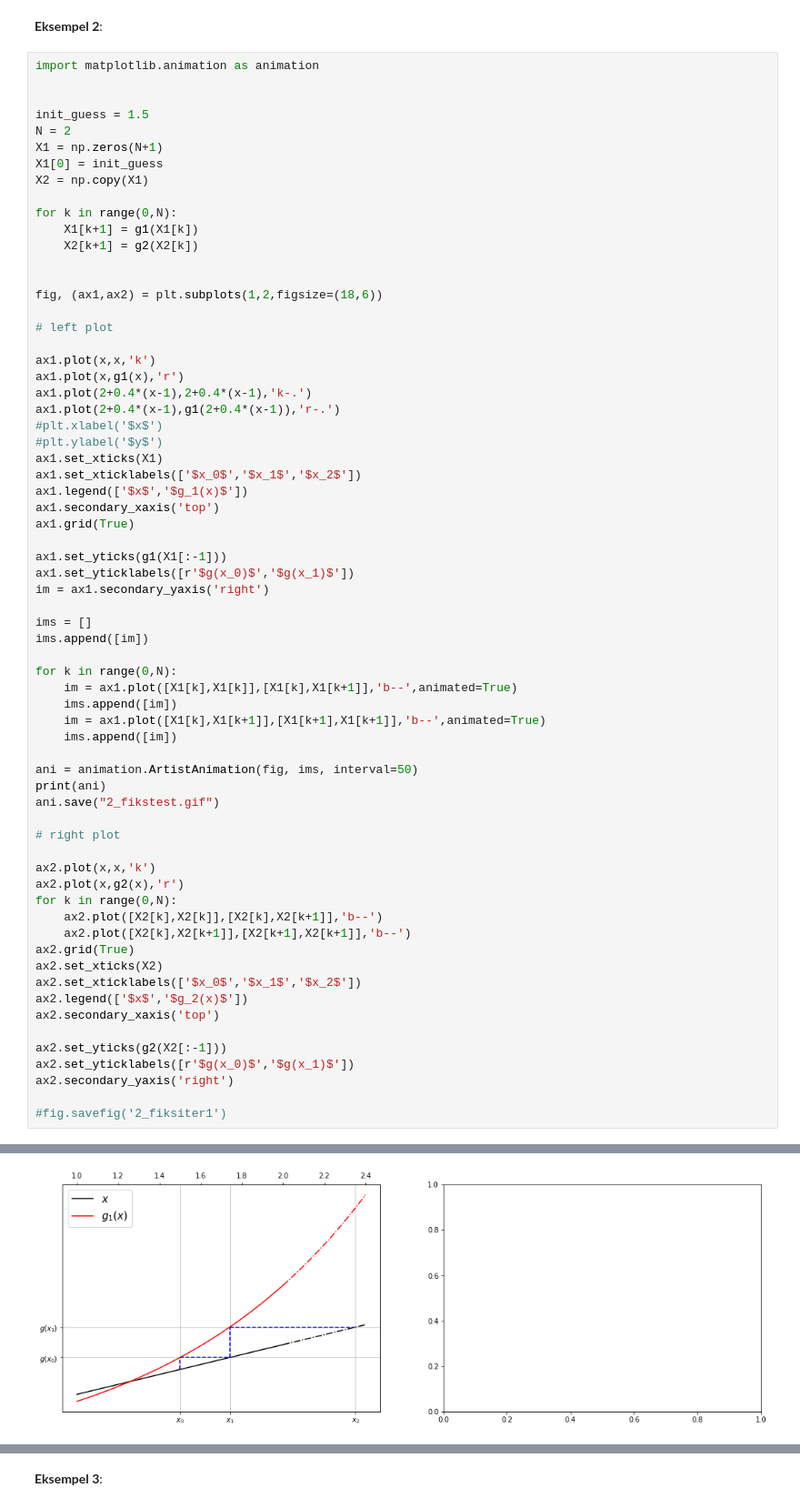
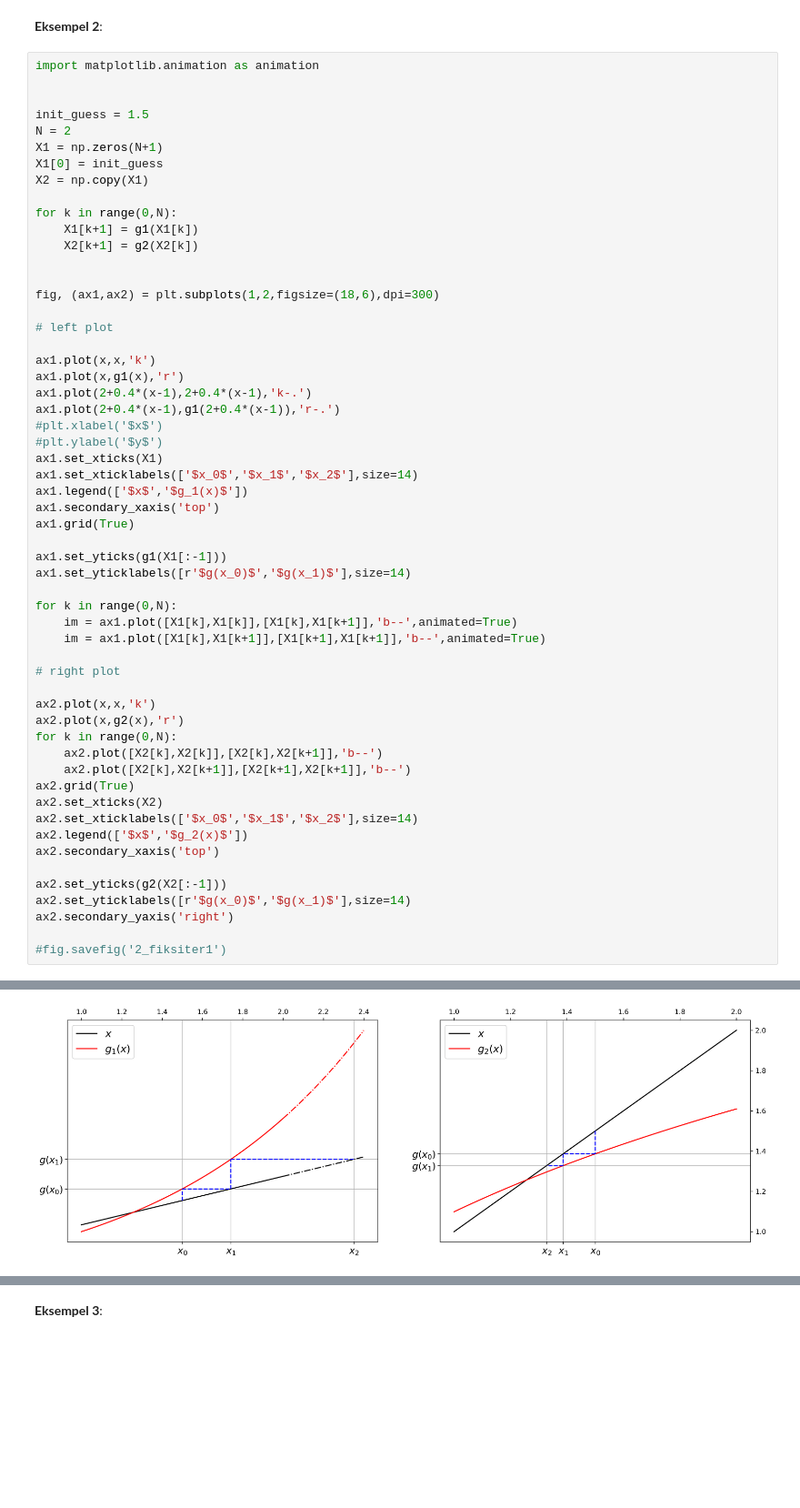
Before and after one commit to imfdrift/INGX1002H24, a Jupyter notebook: 2_lignlos/2_illustrasjoner.ipynb, the cells around one changed output, grey strips where cells are left out. Shown at 91% size. Saved outputs shown, nothing was run; the diff lists cells and outputs as text; blank space fills up the shorter version.

```diff
--- a/2_lignlos/2_illustrasjoner.ipynb
+++ b/2_lignlos/2_illustrasjoner.ipynb
@@ -68,7 +68,7 @@ for k in range(0,N):
     X2[k+1] = g2(X2[k])
 
 
-fig, (ax1,ax2) = plt.subplots(1,2,figsize=(18,6))
+fig, (ax1,ax2) = plt.subplots(1,2,figsize=(18,6),dpi=300)
 
 # left plot
 
@@ -79,27 +79,17 @@ ax1.plot(2+0.4*(x-1),g1(2+0.4*(x-1)),'r-.')
 #plt.xlabel('$x$')
 #plt.ylabel('$y$')
 ax1.set_xticks(X1)
-ax1.set_xticklabels(['$x_0$','$x_1$','$x_2$'])
+ax1.set_xticklabels(['$x_0$','$x_1$','$x_2$'],size=14)
 ax1.legend(['$x$','$g_1(x)$'])
 ax1.secondary_xaxis('top')
 ax1.grid(True)
 
 ax1.set_yticks(g1(X1[:-1]))
-ax1.set_yticklabels([r'$g(x_0)$','$g(x_1)$'])
-im = ax1.secondary_yaxis('right')
-
-ims = []
-ims.append([im])
+ax1.set_yticklabels([r'$g(x_0)$','$g(x_1)$'],size=14)
 
 for k in range(0,N):
     im = ax1.plot([X1[k],X1[k]],[X1[k],X1[k+1]],'b--',animated=True)
-    ims.append([im])
     im = ax1.plot([X1[k],X1[k+1]],[X1[k+1],X1[k+1]],'b--',animated=True)
-    ims.append([im])
-
-ani = animation.ArtistAnimation(fig, ims, interval=50)
-print(ani)
-ani.save("2_fikstest.gif")
 
 # right plot
 
@@ -110,12 +100,12 @@ for k in range(0,N):
     ax2.plot([X2[k],X2[k+1]],[X2[k+1],X2[k+1]],'b--')
 ax2.grid(True)
 ax2.set_xticks(X2)
-ax2.set_xticklabels(['$x_0$','$x_1$','$x_2$'])
+ax2.set_xticklabels(['$x_0$','$x_1$','$x_2$'],size=14)
 ax2.legend(['$x$','$g_2(x)$'])
 ax2.secondary_xaxis('top')
 
 ax2.set_yticks(g2(X2[:-1]))
-ax2.set_yticklabels([r'$g(x_0)$','$g(x_1)$'])
+ax2.set_yticklabels([r'$g(x_0)$','$g(x_1)$'],size=14)
 ax2.secondary_yaxis('right')
 
 #fig.savefig('2_fiksiter1')
@@ -126,4 +113,4 @@ IndexError: list index out of range
-[figure, old version]
+[figure, new version]
 # %%
 fig, ax = plt.subplots()
 t = np.linspace(0, 3, 40)
```
Also changed, not shown: parts of 4 cells of this notebook, 11 other files.
